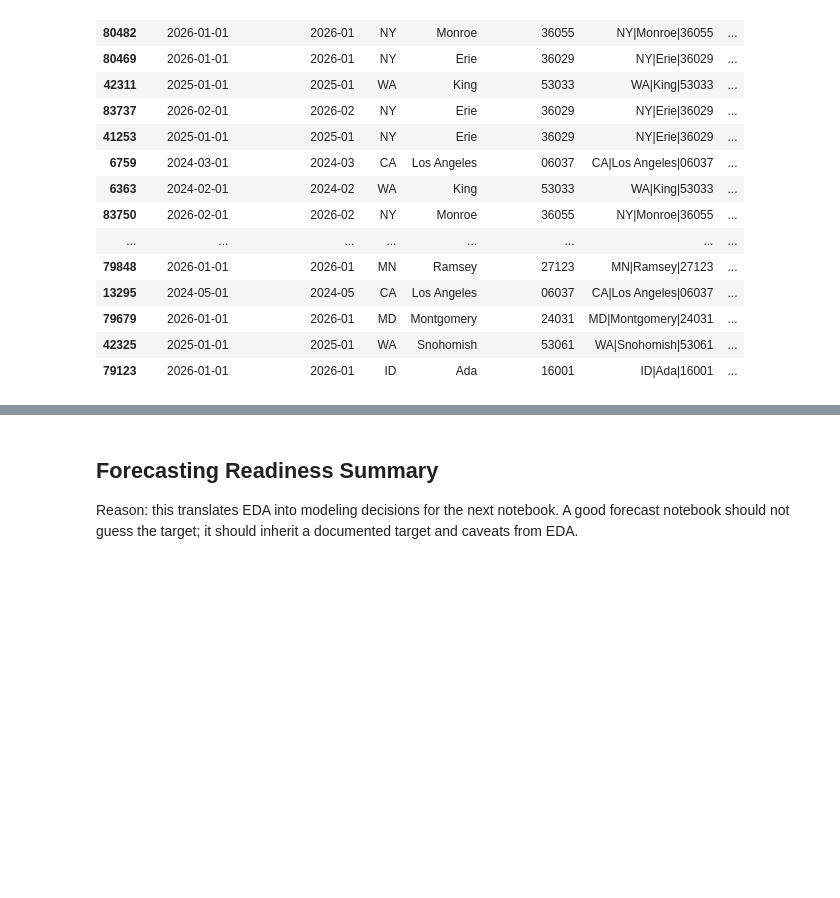
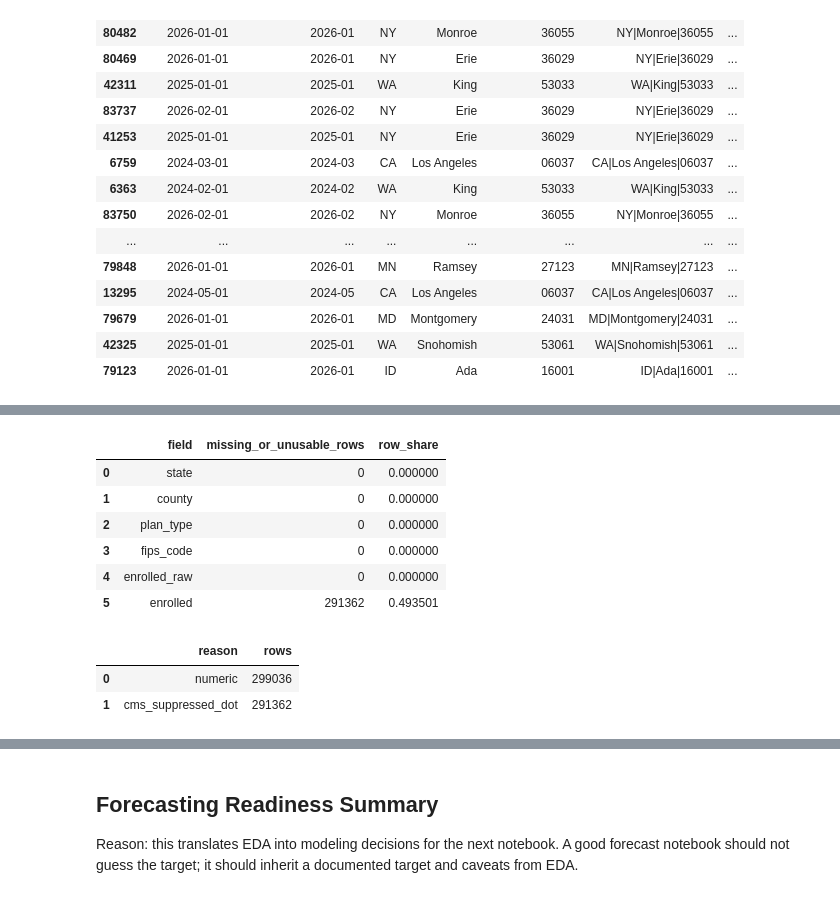
Before and after one commit to Shahneela-Zafar/rcm-cms-mvp, a Jupyter notebook: notebooks/02_ma_enrollment_eda.ipynb, the cells around one changed output, grey strips where cells are left out. Saved outputs shown, nothing was run; the diff lists cells and outputs as text; code cells hidden in the pictures; blank space fills up the shorter version.

Commit message:
commit 1234567890abcdef1234567890abcdef12345678 Author: Your Name < Shahneela Date:   Wed Jun 26 12:34:56 2024 +0000
    Add EDA notebook and augmentation script

```diff
--- a/notebooks/02_ma_enrollment_eda.ipynb
+++ b/notebooks/02_ma_enrollment_eda.ipynb
@@ -711,0 +723,56 @@ display(county_outliers.head(20))
+# %%
+# Missing/null handling policy.
+# CMS uses "." for suppressed enrollment. Because that is meaningful,
+# the notebook keeps those rows and creates imputation-ready alternatives.
+missing_profile = pd.DataFrame(
+    {
+        "field": [
+            "state",
+            "county",
+            "plan_type",
+            "fips_code",
+            "enrolled_raw",
+            "enrolled",
+        ],
+        "missing_or_unusable_rows": [
+            int((~ma["has_state"]).sum()),
+            int((~ma["has_county"]).sum()),
+            int((~ma["has_plan_type"]).sum()),
+            int((~ma["has_fips"]).sum()),
+            int((ma["enrolled_raw"].eq("")).sum()),
+            int((ma["enrolled"].isna()).sum()),
+        ],
+    }
+)
+missing_profile["row_share"] = missing_profile["missing_or_unusable_rows"] / len(ma)
+
+# Do not replace source enrollment. Create analysis variants instead.
+ma["enrolled_observed_filled_zero"] = ma["enrolled"].fillna(0)
+ma["enrolled_missing_reason"] = np.select(
+    [
+        ma["is_enrollment_suppressed"],
+        ma["is_enrollment_blank"],
+        ma["enrolled"].isna(),
+    ],
+    [
+        "cms_suppressed_dot",
+        "blank",
+        "non_numeric",
+    ],
+    default="numeric",
+)
+
+missing_profile.to_csv(REPORT_TABLE_DIR / "ma_scp_missing_value_profile.csv", index=False)
+display(missing_profile)
+display(ma["enrolled_missing_reason"].value_counts(dropna=False).rename_axis("reason").reset_index(name="rows"))
+# %% [output]
+|  | field | missing_or_unusable_rows | row_share |
+| 0 | state | 0 | 0.000000 |
+| 1 | county | 0 | 0.000000 |
+| 2 | plan_type | 0 | 0.000000 |
+| 3 | fips_code | 0 | 0.000000 |
+| 4 | enrolled_raw | 0 | 0.000000 |
+| 5 | enrolled | 291362 | 0.493501 |
+|  | reason | rows |
+| 0 | numeric | 299036 |
+| 1 | cms_suppressed_dot | 291362 |
```
Also changed, not shown: parts of 55 cells of this notebook, 1 other file.
